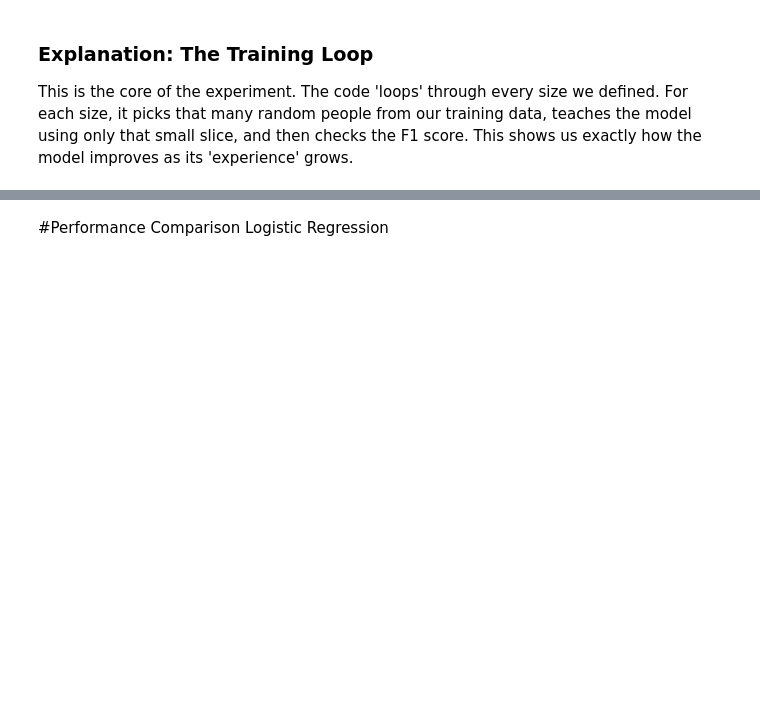
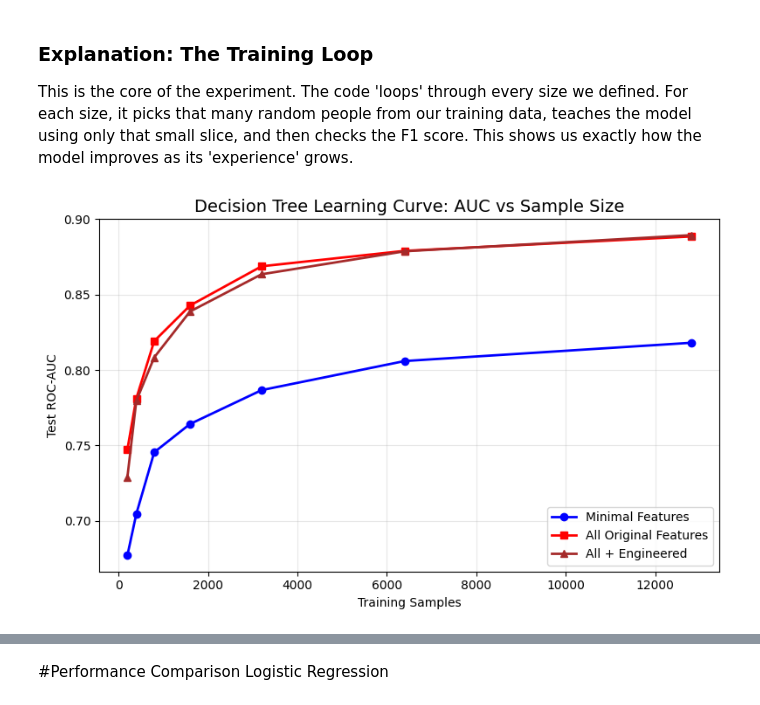
Before and after one commit to Jimpang77/Feature-Data-Trade-Off, a Jupyter notebook: Reasearch.ipynb, the cells around one changed output, grey strips where cells are left out. Cells and saved outputs as stored; diff of their text form; code cells hidden in the pictures; blank space fills up the shorter version.

```diff
--- a/Reasearch.ipynb
+++ b/Reasearch.ipynb
@@ -1049,31 +1035,52 @@ for size in sizes:
   for k in results:
     results[k].append(np.mean(scores[k]))
 # %%
-# Decision Tree model
+import matplotlib.pyplot as plt
+import numpy as np
+from sklearn.pipeline import Pipeline
+from sklearn.tree import DecisionTreeClassifier
+from sklearn.metrics import roc_auc_score
+
+# Decision Tree Learning Curve Experiment
 results_dt = {'minimal': [], 'all': [], 'engineered': []}
+
 for size in sizes:
-  scores = {'minimal': [], 'all': [], 'engineered': []}
-  for seed in seeds:
-    rng = np.random.default_rng(seed)
-    idx = rng.choice(len(Xtr), size, replace=False)
-    Xtr_sub = Xtr.iloc[idx]
-    ytr_sub = np.asarray(ytr.iloc[idx])
-    Xtr_sub_eng = add_features(Xtr_sub)
+    scores = {'minimal': [], 'all': [], 'engineered': []}
+    for seed in seeds:
+        rng = np.random.default_rng(seed)
+        idx = rng.choice(len(Xtr), size, replace=False)
+        Xtr_sub, ytr_sub = Xtr.iloc[idx], np.asarray(ytr.iloc[idx])
+        Xtr_sub_eng = add_features(Xtr_sub)
 
-    # 4-feature Decision Tree
-    pre_4 = ColumnTransformer([('num', StandardScaler(), num_4), ('cat', OneHotEncoder(handle_unknown='ignore'), cat_4)])
-    pr = Pipeline([('pre', pre_4), ('clf', DecisionTreeClassifier(max_depth=8, random_state=42))]).fit(Xtr_sub[min_col], ytr_sub)
-    scores['minimal'].append(roc_auc_score(yte, pr.predict_proba(Xte[min_col])[:, 1]))
+        # 1. Train on Minimal Features (4)
+        p_min = Pipeline([('pre', pre_4), ('clf', DecisionTreeClassifier(max_depth=8, random_state=42))]).fit(Xtr_sub[min_col], ytr_sub)
+        scores['minimal'].append(roc_auc_score(yte, p_min.predict_proba(Xte[min_col])[:, 1]))
 
-    # All-features Decision Tree
-    pre_raw = ColumnTransformer([('num', StandardScaler(), num), ('cat', OneHotEncoder(handle_unknown='ignore'), cat)])
-    p = Pipeline([('pre', pre_raw), ('clf', DecisionTreeClassifier(max_depth=8, random_state=42))]).fit(Xtr_sub, ytr_sub)
-    scores['all'].append(roc_auc_score(yte, p.predict_proba(Xte)[:, 1]))
+        # 2. Train on All Original Features
+        p_all = Pipeline([('pre', pre_raw), ('clf', DecisionTreeClassifier(max_depth=8, random_state=42))]).fit(Xtr_sub, ytr_sub)
+        scores['all'].append(roc_auc_score(yte, p_all.predict_proba(Xte)[:, 1]))
 
-    # Engineered-features Decision Tree
-    p2 = Pipeline([('pre', pre_eng), ('clf', DecisionTreeClassifier(max_depth=8, random_state=42))]).fit(Xtr_sub_eng, ytr_sub)
-    scores['engineered'].append(roc_auc_score(yte, p2.predict_proba(Xte_eng)[:, 1]))
+        # 3. Train on All + Engineered Features
+        p_eng = Pipeline([('pre', pre_eng), ('clf', DecisionTreeClassifier(max_depth=8, random_state=42))]).fit(Xtr_sub_eng, ytr_sub)
+        scores['engineered'].append(roc_auc_score(yte, p_eng.predict_proba(Xte_eng)[:, 1]))
 
-  for k in results_dt:
-    results_dt[k].append(np.mean(scores[k]))
+    # Average scores across seeds for this specific training size
+    for k in results_dt:
+        results_dt[k].append(np.mean(scores[k]))
+
+# Visualization of Decision Tree Learning Curves
+fig, ax = plt.subplots(figsize=(8, 5))
+ax.plot(sizes, results_dt['minimal'], 'o-', label='Minimal Features', color='blue', linewidth=2)
+ax.plot(sizes, results_dt['all'], 's-', label='All Original Features', color='red', linewidth=2)
+ax.plot(sizes, results_dt['engineered'], '^-', label='All + Engineered', color='brown', linewidth=2)
+
+ax.set_title('Decision Tree Learning Curve: AUC vs Sample Size', fontsize=14)
+ax.set_xlabel('Training Samples')
+ax.set_ylabel('Test ROC-AUC')
+ax.legend()
+ax.grid(True, alpha=0.3)
+plt.tight_layout()
+plt.show()
+# %% [output]
+[figure, added]
 # %%
```
Also changed, not shown: parts of 74 cells of this notebook.
